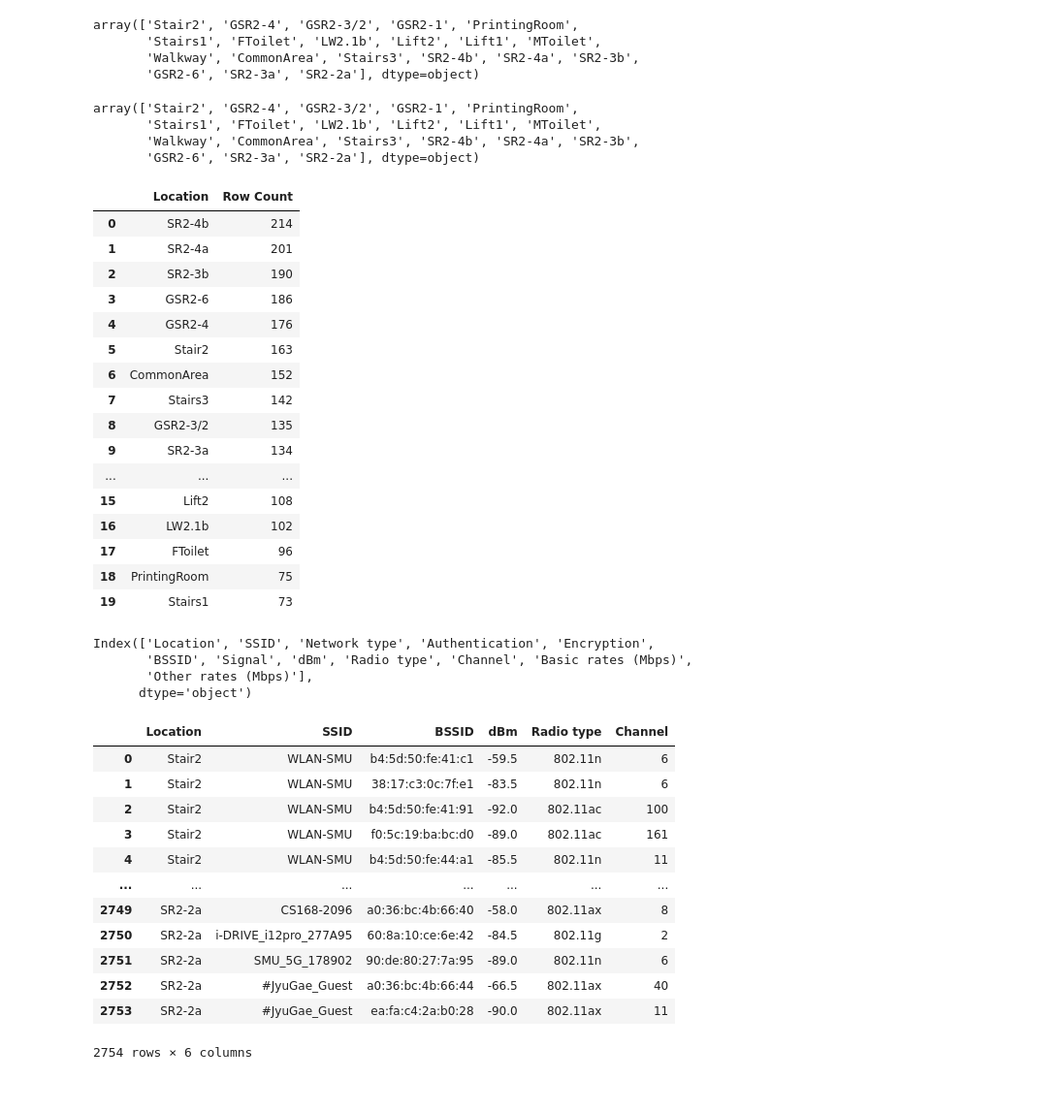
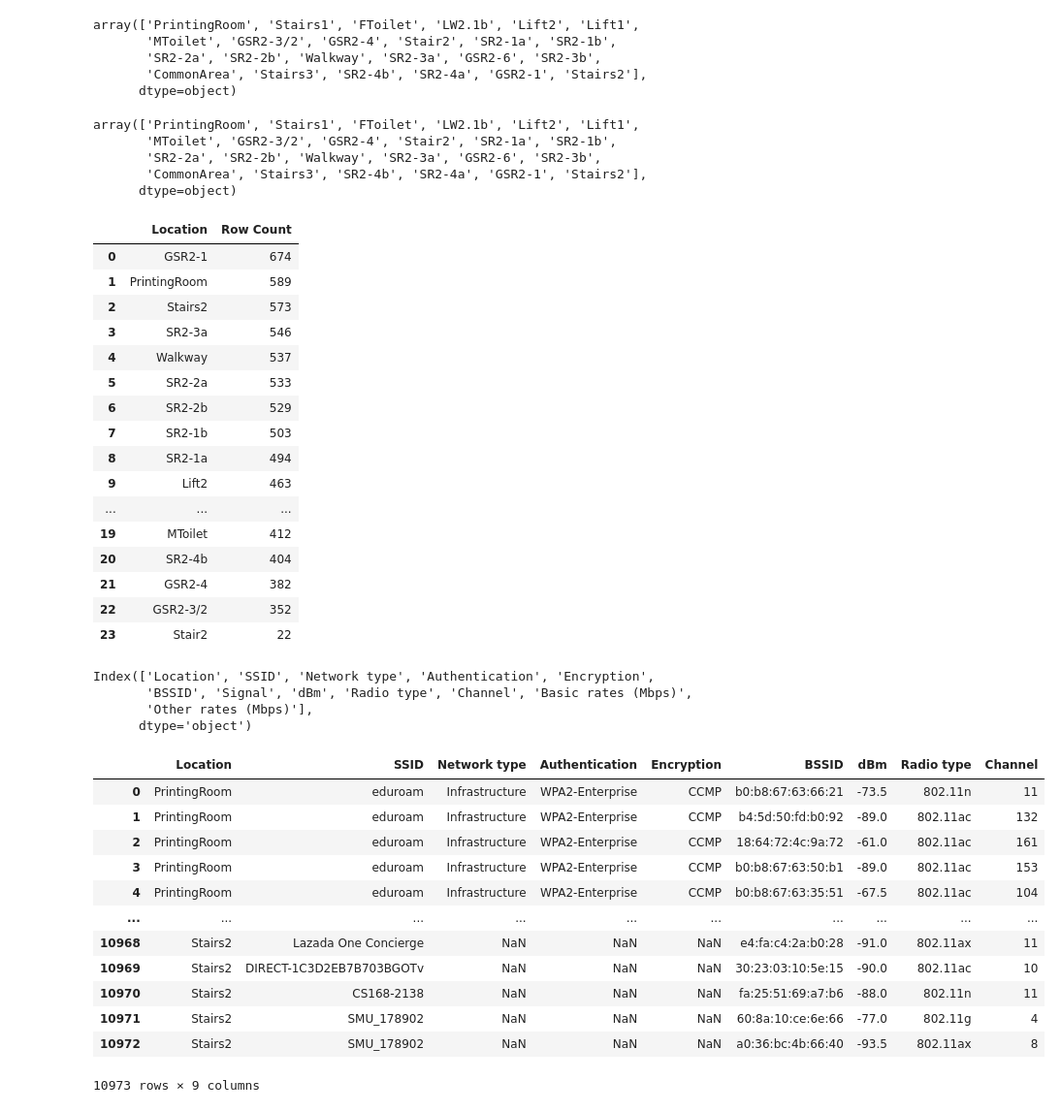
Before and after one commit to jiakai2002/indoor-positioning-app, a Jupyter notebook: data-processing-2.ipynb, the cells around one changed output. Shown: that part at 97% size. Cells and saved outputs as stored; diff of their text form; code cells hidden in the pictures.

Commit message:
add raining dataset

```diff
--- a/data-processing-2.ipynb
+++ b/data-processing-2.ipynb
@@ -6,7 +6,7 @@ from typing import List, Dict, Tuple
 import numpy as np
 import pandas as pd
 # %%
-data_path = Path.cwd() / 'data' / 'processed' / 'win_a.csv'
+data_path = Path.cwd() / 'data' / 'processed' / 'raining_dataset.csv'
 df = pd.read_csv(data_path)
 df
 # %% [output]
@@ -26,18 +26,20 @@ df
 # %%
 df['Location'].unique()
 # %% [output]
-array(['Stair2', 'GSR2-4', 'GSR2-3/2', 'GSR2-1', 'PrintingRoom',
-       'Stairs1', 'FToilet', 'LW2.1b', 'Lift2', 'Lift1', 'MToilet',
-       'Walkway', 'CommonArea', 'Stairs3', 'SR2-4b', 'SR2-4a', 'SR2-3b',
-       'GSR2-6', 'SR2-3a', 'SR2-2a'], dtype=object)
+array(['PrintingRoom', 'Stairs1', 'FToilet', 'LW2.1b', 'Lift2', 'Lift1',
+       'MToilet', 'GSR2-3/2', 'GSR2-4', 'Stair2', 'SR2-1a', 'SR2-1b',
+       'SR2-2a', 'SR2-2b', 'Walkway', 'SR2-3a', 'GSR2-6', 'SR2-3b',
+       'CommonArea', 'Stairs3', 'SR2-4b', 'SR2-4a', 'GSR2-1', 'Stairs2'],
+      dtype=object)
 # %%
 df['Location'] = df['Location'].replace('LW2.1a', 'PrintingRoom')
 df['Location'].unique()
 # %% [output]
-array(['Stair2', 'GSR2-4', 'GSR2-3/2', 'GSR2-1', 'PrintingRoom',
-       'Stairs1', 'FToilet', 'LW2.1b', 'Lift2', 'Lift1', 'MToilet',
-       'Walkway', 'CommonArea', 'Stairs3', 'SR2-4b', 'SR2-4a', 'SR2-3b',
-       'GSR2-6', 'SR2-3a', 'SR2-2a'], dtype=object)
+array(['PrintingRoom', 'Stairs1', 'FToilet', 'LW2.1b', 'Lift2', 'Lift1',
+       'MToilet', 'GSR2-3/2', 'GSR2-4', 'Stair2', 'SR2-1a', 'SR2-1b',
+       'SR2-2a', 'SR2-2b', 'Walkway', 'SR2-3a', 'GSR2-6', 'SR2-3b',
+       'CommonArea', 'Stairs3', 'SR2-4b', 'SR2-4a', 'GSR2-1', 'Stairs2'],
+      dtype=object)
 # %%
 location_counts = df['Location'].value_counts().reset_index()
 location_counts.columns = ['Location', 'Row Count']
@@ -45,22 +47,22 @@ location_counts.columns = ['Location', 'Row Count']
 location_counts
 # %% [output]
 |  | Location | Row Count |
-| 0 | SR2-4b | 214 |
-| 1 | SR2-4a | 201 |
-| 2 | SR2-3b | 190 |
-| 3 | GSR2-6 | 186 |
-| 4 | GSR2-4 | 176 |
-| 5 | Stair2 | 163 |
-| 6 | CommonArea | 152 |
-| 7 | Stairs3 | 142 |
-| 8 | GSR2-3/2 | 135 |
-| 9 | SR2-3a | 134 |
+| 0 | GSR2-1 | 674 |
+| 1 | PrintingRoom | 589 |
+| 2 | Stairs2 | 573 |
+| 3 | SR2-3a | 546 |
+| 4 | Walkway | 537 |
+| 5 | SR2-2a | 533 |
+| 6 | SR2-2b | 529 |
+| 7 | SR2-1b | 503 |
+| 8 | SR2-1a | 494 |
+| 9 | Lift2 | 463 |
 | ... | ... | ... |
-| 15 | Lift2 | 108 |
-| 16 | LW2.1b | 102 |
-| 17 | FToilet | 96 |
-| 18 | PrintingRoom | 75 |
-| 19 | Stairs1 | 73 |
+| 19 | MToilet | 412 |
+| 20 | SR2-4b | 404 |
+| 21 | GSR2-4 | 382 |
+| 22 | GSR2-3/2 | 352 |
+| 23 | Stair2 | 22 |
 # %%
 df.columns
 # %% [output]
@@ -69,22 +71,23 @@ Index(['Location', 'SSID', 'Network type', 'Authentication', 'Encryption',
        'Other rates (Mbps)'],
       dtype='object')
 # %%
-filtered_df = df[['Location', 'SSID', 'BSSID', 'dBm', 'Radio type', 'Channel']]
+filtered_df = df[['Location', 'SSID', 'Network type', 'Authentication', 'Encryption',
+       'BSSID', 'dBm', 'Radio type', 'Channel']]
 filtered_df
 # %% [output]
-|  | Location | SSID | BSSID | dBm | Radio type | Channel |
-| 0 | Stair2 | WLAN-SMU | b4:5d:50:fe:41:c1 | -59.5 | 802.11n | 6 |
-| 1 | Stair2 | WLAN-SMU | 38:17:c3:0c:7f:e1 | -83.5 | 802.11n | 6 |
-| 2 | Stair2 | WLAN-SMU | b4:5d:50:fe:41:91 | -92.0 | 802.11ac | 100 |
-| 3 | Stair2 | WLAN-SMU | f0:5c:19:ba:bc:d0 | -89.0 | 802.11ac | 161 |
-| 4 | Stair2 | WLAN-SMU | b4:5d:50:fe:44:a1 | -85.5 | 802.11n | 11 |
-| ... | ... | ... | ... | ... | ... | ... |
-| 2749 | SR2-2a | CS168-2096 | a0:36:bc:4b:66:40 | -58.0 | 802.11ax | 8 |
-| 2750 | SR2-2a | i-DRIVE_i12pro_277A95 | 60:8a:10:ce:6e:42 | -84.5 | 802.11g | 2 |
-| 2751 | SR2-2a | SMU_5G_178902 | 90:de:80:27:7a:95 | -89.0 | 802.11n | 6 |
-| 2752 | SR2-2a | #JyuGae_Guest | a0:36:bc:4b:66:44 | -66.5 | 802.11ax | 40 |
-| 2753 | SR2-2a | #JyuGae_Guest | ea:fa:c4:2a:b0:28 | -90.0 | 802.11ax | 11 |
+|  | Location | SSID | Network type | Authentication | Encryption | BSSID | dBm | Radio type | Channel |
+| 0 | PrintingRoom | eduroam | Infrastructure | WPA2-Enterprise | CCMP | b0:b8:67:63:66:21 | -73.5 | 802.11n | 11 |
+| 1 | PrintingRoom | eduroam | Infrastructure | WPA2-Enterprise | CCMP | b4:5d:50:fd:b0:92 | -89.0 | 802.11ac | 132 |
+| 2 | PrintingRoom | eduroam | Infrastructure | WPA2-Enterprise | CCMP | 18:64:72:4c:9a:72 | -61.0 | 802.11ac | 161 |
+| 3 | PrintingRoom | eduroam | Infrastructure | WPA2-Enterprise | CCMP | b0:b8:67:63:50:b1 | -89.0 | 802.11ac | 153 |
+| 4 | PrintingRoom | eduroam | Infrastructure | WPA2-Enterprise | CCMP | b0:b8:67:63:35:51 | -67.5 | 802.11ac | 104 |
+| ... | ... | ... | ... | ... | ... | ... | ... | ... | ... |
+| 10968 | Stairs2 | Lazada One Concierge | NaN | NaN | NaN | e4:fa:c4:2a:b0:28 | -91.0 | 802.11ax | 11 |
+| 10969 | Stairs2 | DIRECT-1C3D2EB7B703BGOTv | NaN | NaN | NaN | 30:23:03:10:5e:15 | -90.0 | 802.11ac | 10 |
+| 10970 | Stairs2 | CS168-2138 | NaN | NaN | NaN | fa:25:51:69:a7:b6 | -88.0 | 802.11n | 11 |
+| 10971 | Stairs2 | SMU_178902 | NaN | NaN | NaN | 60:8a:10:ce:6e:66 | -77.0 | 802.11g | 4 |
+| 10972 | Stairs2 | SMU_178902 | NaN | NaN | NaN | a0:36:bc:4b:66:40 | -93.5 | 802.11ax | 8 |
-2754 rows × 6 columns
+10973 rows × 9 columns
 # %%
 filtered_df = filtered_df.rename(columns={
     'Location': 'location',
```
Also changed, not shown: parts of 4 cells of this notebook, 6 other files.
